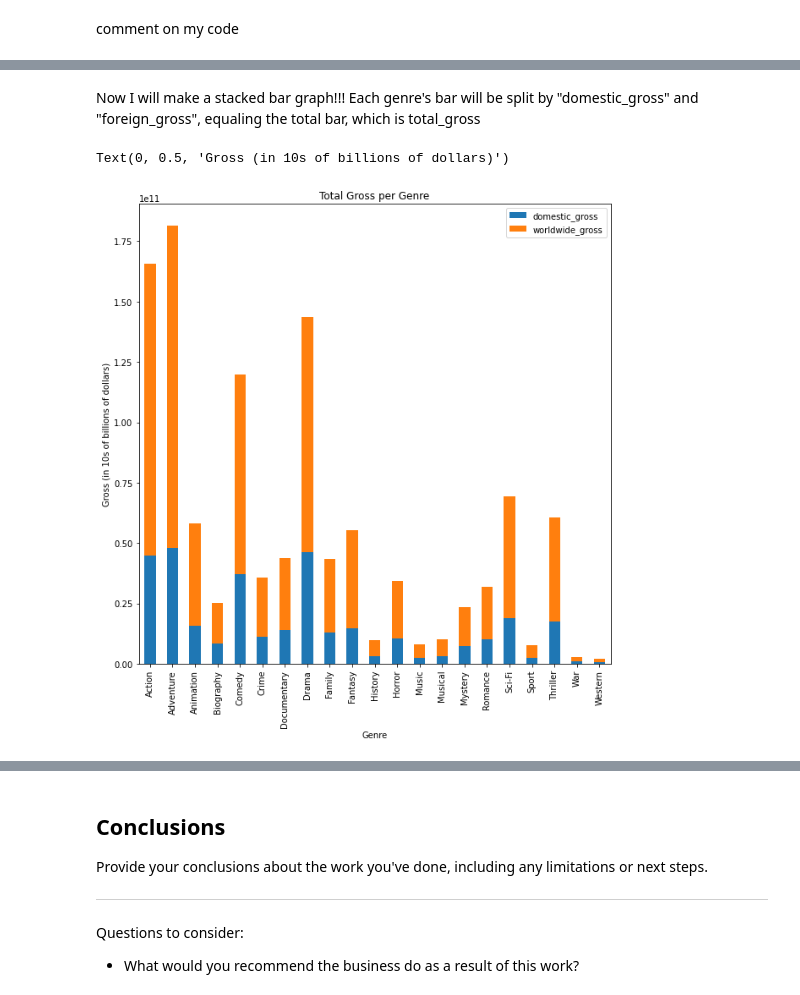
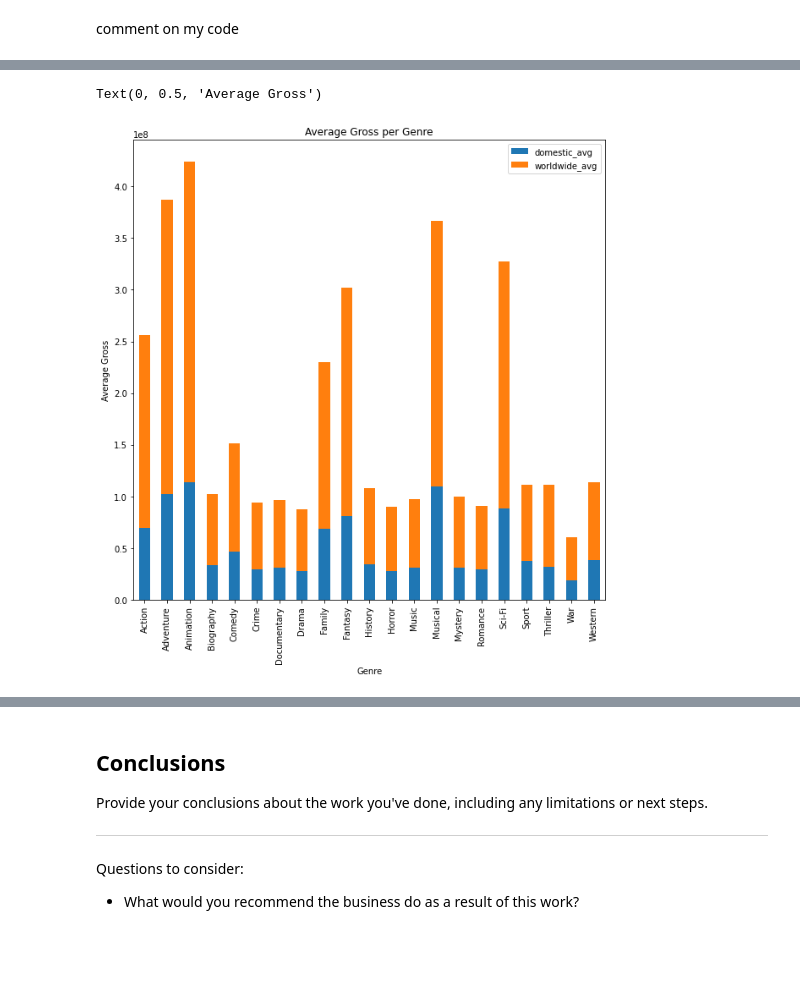
Before and after one commit to CamLadd/Movie_Analysis_Project, a Jupyter notebook: Cam_work_FINAL.ipynb, the cells around one changed output, grey strips where cells are left out. Cells and saved outputs as stored; diff of their text form; code cells hidden in the pictures; blank space fills up the shorter version.

```diff
--- a/Cam_work_FINAL.ipynb
+++ b/Cam_work_FINAL.ipynb
@@ -273,5 +273,3 @@ final_gross_df = pd.concat([final_genre_total_domestic_growth, final_genre_world
 final_gross_df_cleaned = final_gross_df.set_index('index')
 final_gross_df_cleaned.index.name = 'Genre'
 # final_gross_df_cleaned
-# %% [markdown]
-Now I will make a stacked bar graph!!! Each genre's bar will be split by "domestic_gross" and "foreign_gross", equaling the total bar, which is total_gross
@@ -282,9 +276,21 @@ bar_plotdata = final_gross_df_cleaned.drop('total_gross', axis=1)
+# %%
+# Concatenate the count series to the final_gross_df_cleaned DataFrame to calculate averages
+final_gross_avg = pd.concat([final_gross_df_cleaned, count], axis=1)
+# Clean up DataFrame
+final_gross_avg.rename(columns = {0:'count'}, inplace=True)
+final_gross_avg.drop(['News', "Reality-TV"], inplace=True)
+# Calculate averages
+final_gross_avg['domestic_avg'] = final_gross_avg['domestic_gross'] / final_gross_avg['count']
+final_gross_avg['worldwide_avg'] = final_gross_avg['worldwide_gross'] / final_gross_avg['count']
+final_gross_avg['total_avg'] = final_gross_avg['total_gross'] / final_gross_avg['count']
+# Drop unneeded columns for easier plotting
+final_gross_avg.drop(['domestic_gross', 'worldwide_gross', 'total_gross', 'count', 'total_avg'], axis=1, inplace=True)
 # %%
 # Plot data
-bar_plotdata.plot(kind='bar', stacked=True, figsize=(10,10))
-plt.title('Total Gross per Genre')
+final_gross_avg.plot(kind='bar', stacked=True, figsize=(10,10))
+plt.title('Average Gross per Genre')
 plt.xlabel('Genre')
-plt.ylabel('Gross (in 10s of billions of dollars)')
+plt.ylabel('Average Gross')
 # %% [output]
-Text(0, 0.5, 'Gross (in 10s of billions of dollars)')
+Text(0, 0.5, 'Average Gross')
-[figure, old version]
+[figure, new version]
```
Also changed, not shown: parts of 13 cells of this notebook.
